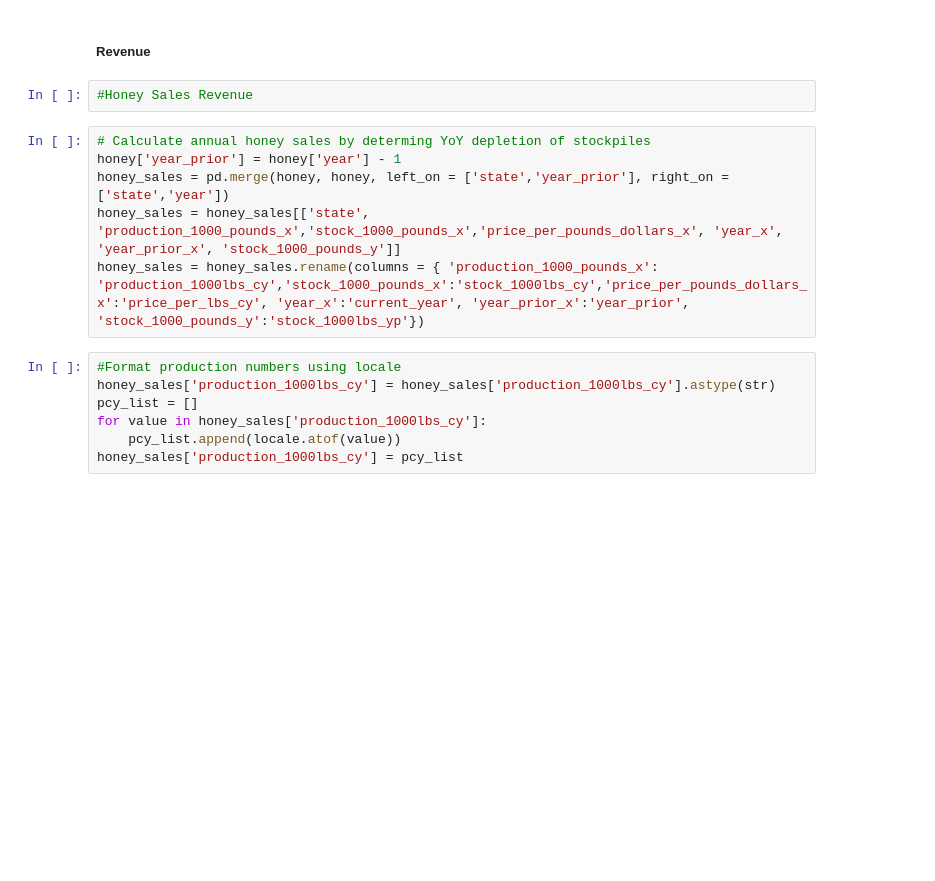
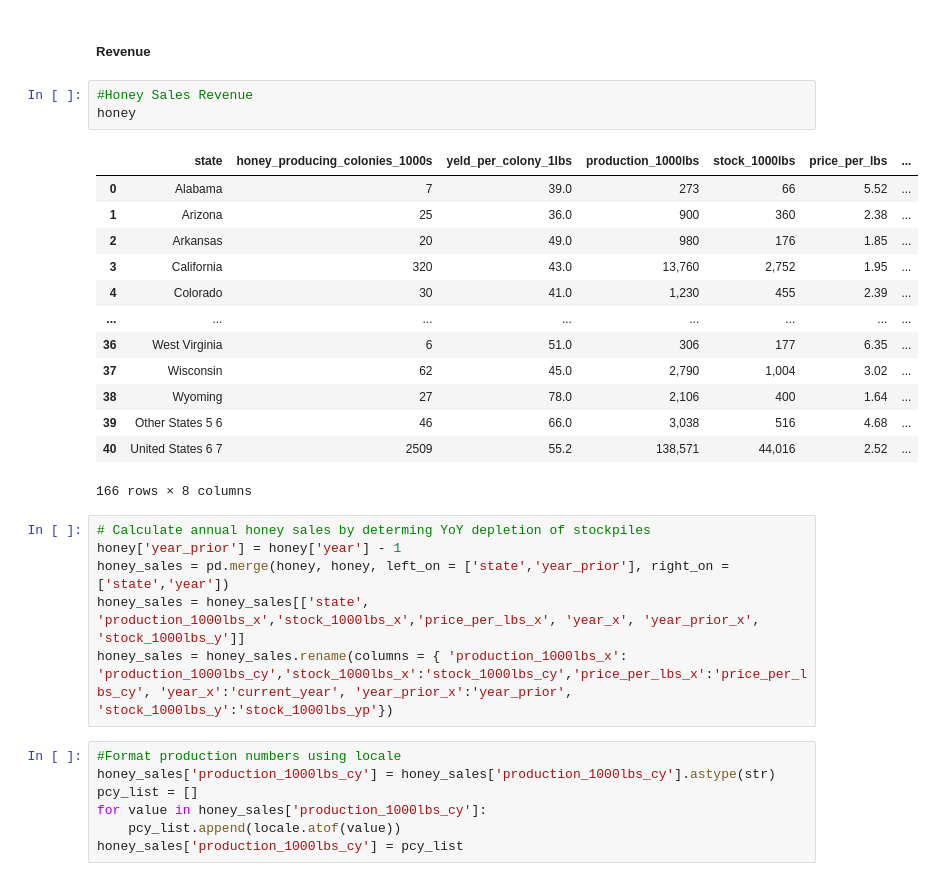
Before and after one commit to aubreepiep/bumble-vs-honeybees, a Jupyter notebook: notebooks/Capstone.ipynb, the cells around one changed output. Cells and saved outputs as stored; diff of their text form; blank space fills up the shorter version.

```diff
--- a/notebooks/Capstone.ipynb
+++ b/notebooks/Capstone.ipynb
@@ -158,12 +167,27 @@ inc_exp = pd.merge(inc_exp2021,inc_exp2223, how = 'outer', left_on = 'Item', rig
 ##### Revenue
 # %%
 #Honey Sales Revenue
+honey
+# %% [output]
+|  | state | honey_producing_colonies_1000s | yeld_per_colony_1lbs | production_1000lbs | stock_1000lbs | price_per_lbs | ... |
+| 0 | Alabama | 7 | 39.0 | 273 | 66 | 5.52 | ... |
+| 1 | Arizona | 25 | 36.0 | 900 | 360 | 2.38 | ... |
+| 2 | Arkansas | 20 | 49.0 | 980 | 176 | 1.85 | ... |
+| 3 | California | 320 | 43.0 | 13,760 | 2,752 | 1.95 | ... |
+| 4 | Colorado | 30 | 41.0 | 1,230 | 455 | 2.39 | ... |
+| ... | ... | ... | ... | ... | ... | ... | ... |
+| 36 | West Virginia | 6 | 51.0 | 306 | 177 | 6.35 | ... |
+| 37 | Wisconsin | 62 | 45.0 | 2,790 | 1,004 | 3.02 | ... |
+| 38 | Wyoming | 27 | 78.0 | 2,106 | 400 | 1.64 | ... |
+| 39 | Other States 5 6 | 46 | 66.0 | 3,038 | 516 | 4.68 | ... |
+| 40 | United States 6 7 | 2509 | 55.2 | 138,571 | 44,016 | 2.52 | ... |
+166 rows × 8 columns
 # %%
 # Calculate annual honey sales by determing YoY depletion of stockpiles
 honey['year_prior'] = honey['year'] - 1
 honey_sales = pd.merge(honey, honey, left_on = ['state','year_prior'], right_on = ['state','year'])
-honey_sales = honey_sales[['state', 'production_1000_pounds_x','stock_1000_pounds_x','price_per_pounds_dollars_x', 'year_x', 'year_prior_x', 'stock_1000_pounds_y']]
-honey_sales = honey_sales.rename(columns = { 'production_1000_pounds_x': 'production_1000lbs_cy','stock_1000_pounds_x':'stock_1000lbs_cy','price_per_pounds_dollars_x':'price_per_lbs_cy', 'year_x':'current_year', 'year_prior_x':'year_prior', 'stock_1000_pounds_y':'stock_1000lbs_yp'})
+honey_sales = honey_sales[['state', 'production_1000lbs_x','stock_1000lbs_x','price_per_lbs_x', 'year_x', 'year_prior_x', 'stock_1000lbs_y']]
+honey_sales = honey_sales.rename(columns = { 'production_1000lbs_x': 'production_1000lbs_cy','stock_1000lbs_x':'stock_1000lbs_cy','price_per_lbs_x':'price_per_lbs_cy', 'year_x':'current_year', 'year_prior_x':'year_prior', 'stock_1000lbs_y':'stock_1000lbs_yp'})
 # %%
 #Format production numbers using locale
 honey_sales['production_1000lbs_cy'] = honey_sales['production_1000lbs_cy'].astype(str)
```
Also changed, not shown: parts of 15 cells of this notebook, 4 other files.
